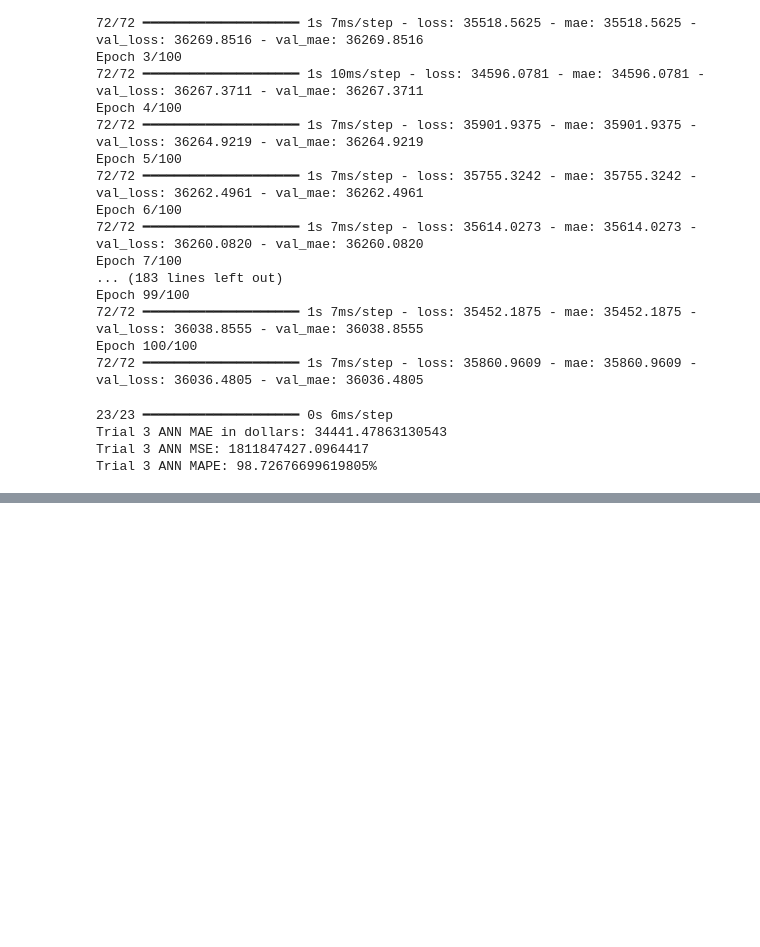
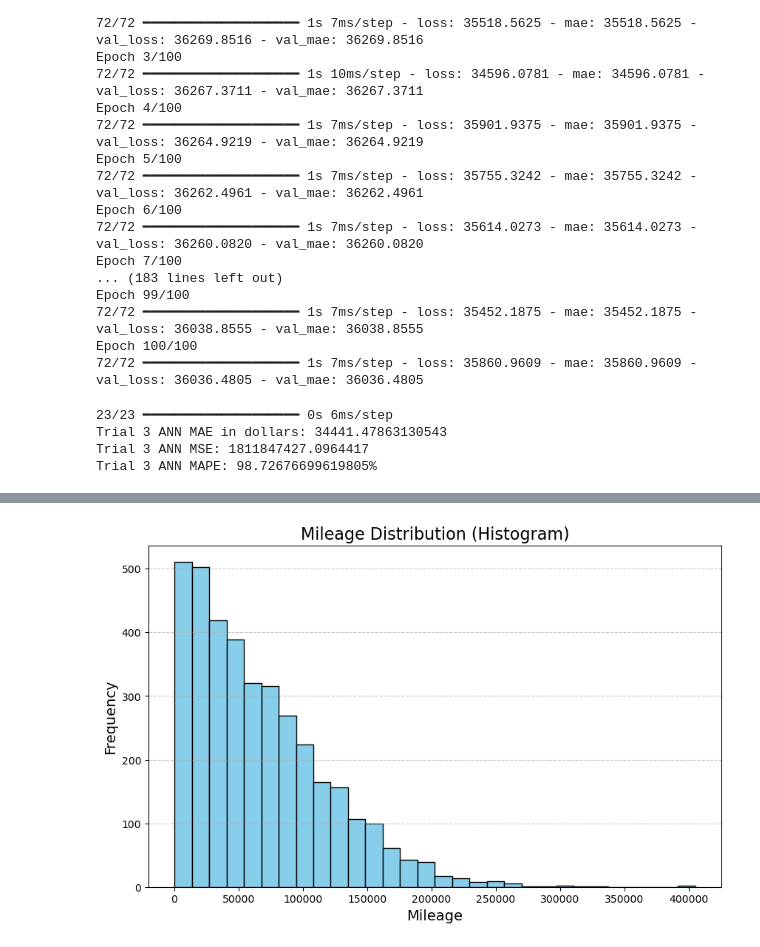
Before and after one commit to jiwenofu/Neural-Network-Project, a Jupyter notebook: ANN_Project.ipynb, the cells around one changed output, grey strips where cells are left out. Cells and saved outputs as stored; diff of their text form; code cells hidden in the pictures; blank space fills up the shorter version.

```diff
--- a/ANN_Project.ipynb
+++ b/ANN_Project.ipynb
@@ -621,0 +630,11 @@ Trial 3 ANN MAPE: 98.72676699619805%
+# %%
+# Create a histogram for mileage
+plt.figure(figsize=(10, 6))
+plt.hist(used_cars_final['milage'], bins=30, color='skyblue', edgecolor='black')
+plt.title('Mileage Distribution (Histogram)', fontsize=16)
+plt.xlabel('Mileage', fontsize=14)
+plt.ylabel('Frequency', fontsize=14)
+plt.grid(axis='y', linestyle='--', alpha=0.7)
+plt.show()
+# %% [output]
+[figure, added]
```
Also changed, not shown: parts of 7 cells of this notebook.
